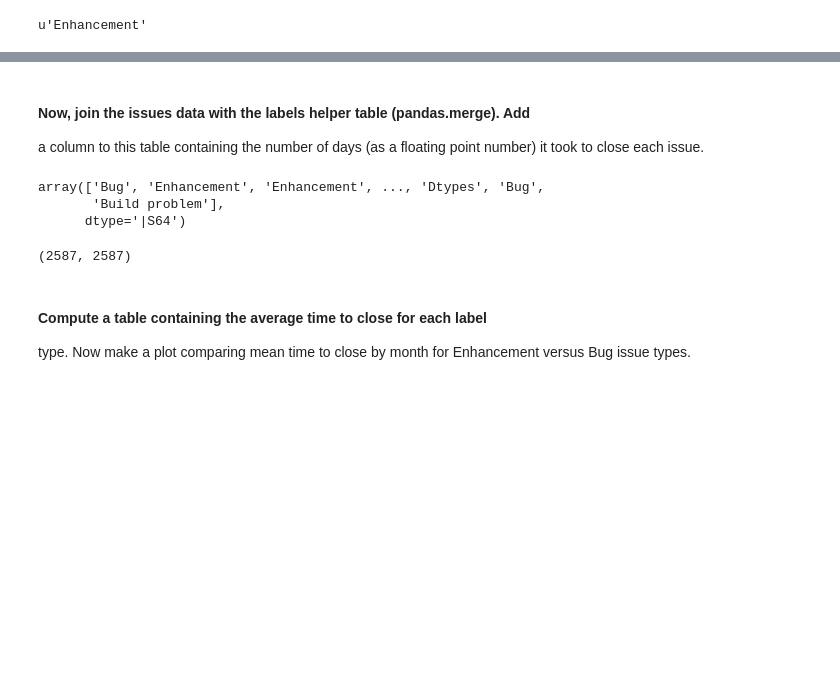
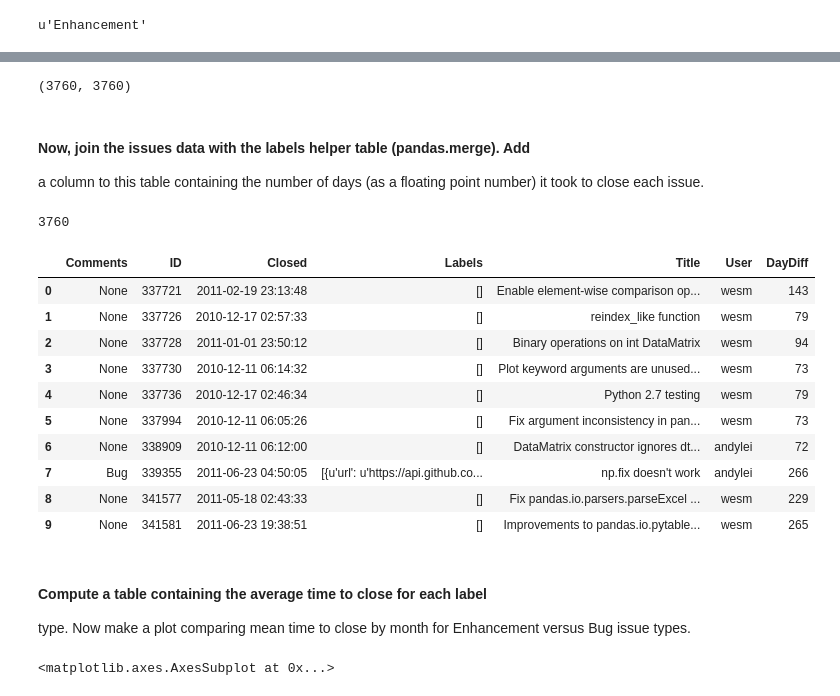
Before and after one commit to mb3152/py4data, a Jupyter notebook: hw7/Pandas & Timeseries, Maxwell Bertolero.ipynb, the cells around one changed output, grey strips where cells are left out. Cells and saved outputs as stored; diff of their text form; code cells hidden in the pictures; blank space fills up the shorter version.

```diff
--- a/hw7/Pandas & Timeseries, Maxwell Bertolero.ipynb
+++ b/hw7/Pandas & Timeseries, Maxwell Bertolero.ipynb
@@ -345,4 +382,5 @@ len(df.Labels.values),len(df.ID.values)
 # %%
+#hopefully this will work...
 IDS = []
 issues=[]
 #let's see what's going on! I wonder if I can do an if/elif/elif for the lenthes of them
@@ -370,22 +408,38 @@ for i,ID in zip(df.Labels.values,df.ID.values):
             IDS.append(ID)
             issues.append(issue3)
             IDS.append(ID)
+    else:
+        IDS.append(ID)
+        issues.append('None')
+len(issues),len(IDS)
+# %% [output]
+(3760, 3760)
+# %%
+issues = pd.DataFrame({'ID': IDS, 'Comments': issues})
 # %% [markdown]
 #### Now, join the issues data with the labels helper table (pandas.merge). Add
 a column to this table containing the number of days (as a floating point
 number) it took to close each issue.
-# %%
-issues = pd.Series(issues)
-# %%
-issues.values.astype(str)
-# %% [output]
-array(['Bug', 'Enhancement', 'Enhancement', ..., 'Dtypes', 'Bug',
-       'Build problem'],
-      dtype='|S64')
-# %%
-len(issues),len(IDS)
-# %% [output]
-(2587, 2587)
+# %%
+Issues = pd.merge(issues, dfCreated, on='ID')
+# %%
+len(Issues)
+# %% [output]
+3760
+# %%
+Issues.head(10)
+# %% [output]
+|  | Comments | ID | Closed | Labels | Title | User | DayDiff |
+| 0 | None | 337721 | 2011-02-19 23:13:48 | [] | Enable element-wise comparison op... | wesm | 143 |
+| 1 | None | 337726 | 2010-12-17 02:57:33 | [] | reindex_like function | wesm | 79 |
+| 2 | None | 337728 | 2011-01-01 23:50:12 | [] | Binary operations on int DataMatrix | wesm | 94 |
+| 3 | None | 337730 | 2010-12-11 06:14:32 | [] | Plot keyword arguments are unused... | wesm | 73 |
+| 4 | None | 337736 | 2010-12-17 02:46:34 | [] | Python 2.7 testing | wesm | 79 |
+| 5 | None | 337994 | 2010-12-11 06:05:26 | [] | Fix argument inconsistency in pan... | wesm | 73 |
+| 6 | None | 338909 | 2010-12-11 06:12:00 | [] | DataMatrix constructor ignores dt... | andylei | 72 |
+| 7 | Bug | 339355 | 2011-06-23 04:50:05 | [{u'url': u'https://api.github.co... | np.fix doesn't work | andylei | 266 |
+| 8 | None | 341577 | 2011-05-18 02:43:33 | [] | Fix pandas.io.parsers.parseExcel ... | wesm | 229 |
+| 9 | None | 341581 | 2011-06-23 19:38:51 | [] | Improvements to pandas.io.pytable... | wesm | 265 |
 # %% [markdown]
 #### Compute a table containing the average time to close for each label
 type. Now make a plot comparing mean time to close by month for Enhancement
@@ -392,0 +449,4 @@ versus Bug issue types.
+# %%
+Issues.groupby(by=['Comments']).mean()['DayDiff'].plot()
+# %% [output]
+<matplotlib.axes.AxesSubplot at 0x...>
```
Also changed, not shown: parts of 27 cells of this notebook.
